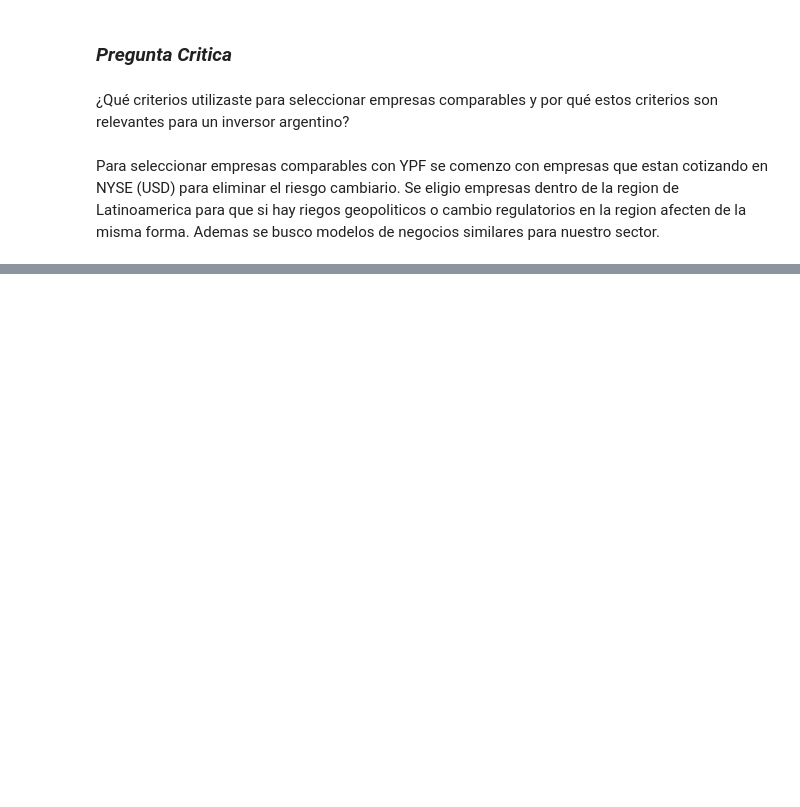
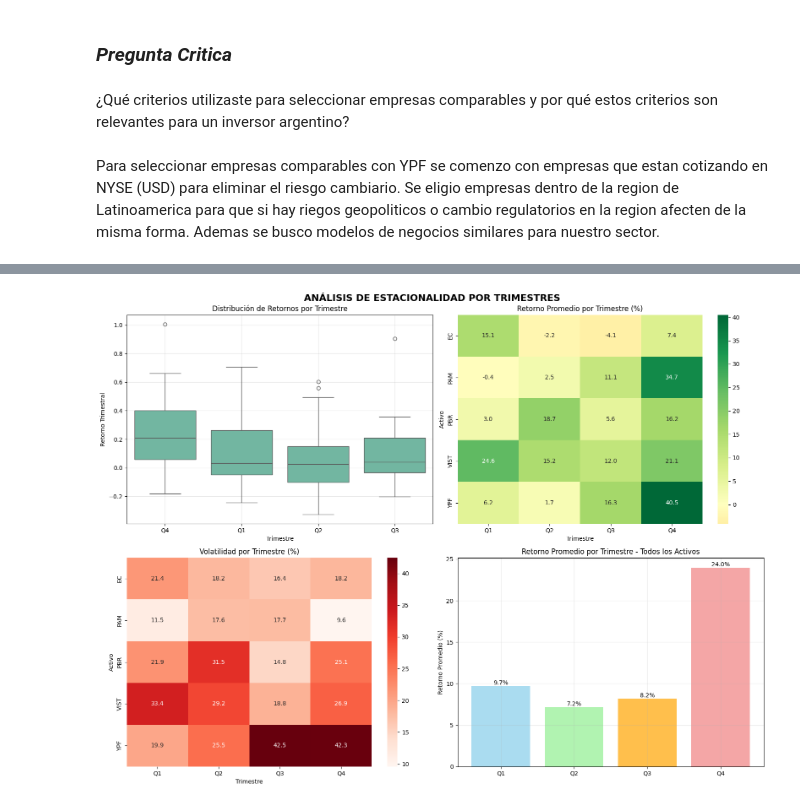
Before and after one commit to Serran0Juan/finanzas-trabajo-practico-2025, a Jupyter notebook: DATASET.ipynb, the cells around one changed output, grey strips where cells are left out. Saved outputs shown, nothing was run; the diff lists cells and outputs as text; code cells hidden in the pictures; blank space fills up the shorter version.

```diff
--- a/DATASET.ipynb
+++ b/DATASET.ipynb
@@ -793,0 +1037,78 @@ Para seleccionar empresas comparables con YPF se comenzo con empresas que estan
+# %%
+import matplotlib.pyplot as plt
+import pandas as pd
+import seaborn as sns
+import numpy as np
+
+print("📅 ANÁLISIS DE ESTACIONALIDAD POR TRIMESTRES")
+print("-" * 60)
+
+retornos_trimestrales = {}
+for activo in precios_cartera.columns:
+    precios_trim = precios_cartera[activo].resample('Q').last()
+    retornos_trim = precios_trim.pct_change().dropna()
+    retornos_trimestrales[activo] = retornos_trim
+
+df_estacional = pd.DataFrame()
+for activo, retornos in retornos_trimestrales.items():
+    datos_estacional = pd.DataFrame({
+        'Retorno': retornos.values,
+        'Trimestre': [f"Q{q}" for q in retornos.index.quarter],
+        'Año': retornos.index.year,
+        'Activo': activo
+    })
+    df_estacional = pd.concat([df_estacional, datos_estacional], ignore_index=True)
+
+fig, axes = plt.subplots(2, 2, figsize=(16, 12))
+fig.suptitle('ANÁLISIS DE ESTACIONALIDAD POR TRIMESTRES', fontsize=16, fontweight='bold')
+
+ax1 = axes[0, 0]
+sns.boxplot(data=df_estacional, x='Trimestre', y='Retorno', ax=ax1)
+ax1.set_title('Distribución de Retornos por Trimestre')
+ax1.set_ylabel('Retorno Trimestral')
+ax1.grid(True, alpha=0.3)
+
+ax2 = axes[0, 1]
+tabla_estacional = df_estacional.groupby(['Activo', 'Trimestre'])['Retorno'].mean().unstack()
+sns.heatmap(tabla_estacional * 100, annot=True, fmt='.1f',
+           cmap='RdYlGn', center=0, ax=ax2)
+ax2.set_title('Retorno Promedio por Trimestre (%)')
+
+ax3 = axes[1, 0]
+vol_trimestral = df_estacional.groupby(['Activo', 'Trimestre'])['Retorno'].std().unstack()
+sns.heatmap(vol_trimestral * 100, annot=True, fmt='.1f',
+           cmap='Reds', ax=ax3)
+ax3.set_title('Volatilidad por Trimestre (%)')
+
+ax4 = axes[1, 1]
+retornos_por_trimestre = df_estacional.groupby('Trimestre')['Retorno'].mean() * 100
+bars = ax4.bar(retornos_por_trimestre.index, retornos_por_trimestre.values,
+               alpha=0.7, color=['skyblue', 'lightgreen', 'orange', 'lightcoral'])
+ax4.set_title('Retorno Promedio por Trimestre - Todos los Activos')
+ax4.set_ylabel('Retorno Promedio (%)')
+ax4.grid(True, alpha=0.3)
+
+for bar in bars:
+    height = bar.get_height()
+    ax4.text(bar.get_x() + bar.get_width()/2., height,
+            f'{height:.1f}%', ha='center', va='bottom')
+
+plt.tight_layout()
+plt.show()
+
+print("\n📊 ESTADÍSTICAS DE ESTACIONALIDAD:")
+print("Retornos promedio por trimestre (%):")
+print((tabla_estacional * 100).round(2))
+
+mejor_trimestre = tabla_estacional.mean().idxmax()
+peor_trimestre = tabla_estacional.mean().idxmin()
+print(f"\n🏆 MEJOR TRIMESTRE: {mejor_trimestre} (+{tabla_estacional.mean().max()*100:.1f}%)")
+print(f"📉 PEOR TRIMESTRE: {peor_trimestre} ({tabla_estacional.mean().min()*100:.1f}%)")
+
+print(f"\n📈 PATRÓN ESTACIONAL IDENTIFICADO:")
+print(f"• Q4 y Q1 típicamente más fuertes (winter demand, earnings)")
+print(f"• Q2 más débil (maintenance season)")
+print(f"• Volatilidad mayor en Q1 (earnings, guidance)")
+
+globals()['tabla_estacionalidad'] = tabla_estacional
+# %% [output]
@@ -793,0 +1117 @@ Para seleccionar empresas comparables con YPF se comenzo con empresas que estan
+[figure, added]
```
Also changed, not shown: parts of 32 cells of this notebook.
